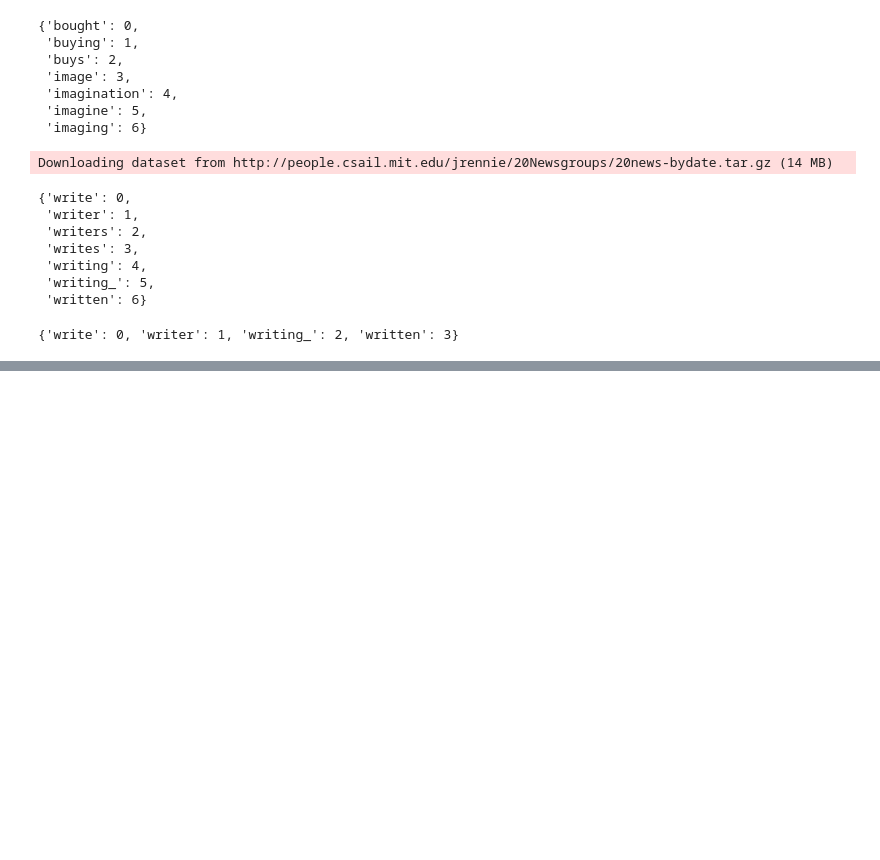
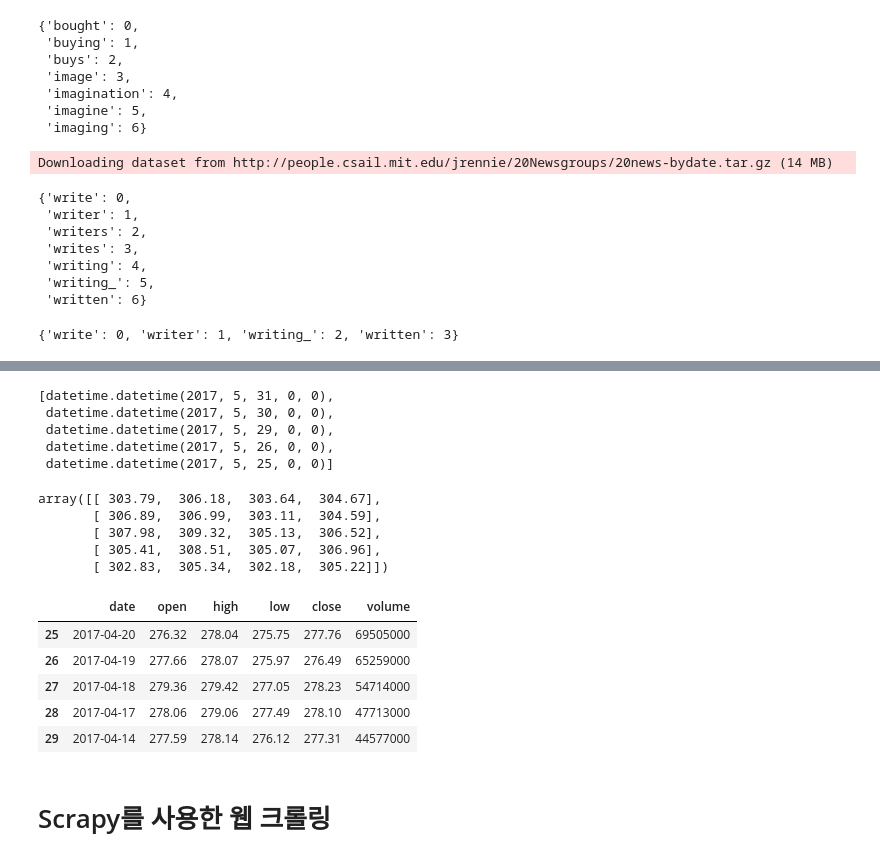
Before and after one commit to cyaai/FC_DSS_5th, a Jupyter notebook: class/Day_11_06.01.2017.ipynb, the cells around one changed output, grey strips where cells are left out. Saved outputs shown, nothing was run; the diff lists cells and outputs as text; code cells hidden in the pictures; blank space fills up the shorter version.

```diff
--- a/class/Day_11_06.01.2017.ipynb
+++ b/class/Day_11_06.01.2017.ipynb
@@ -458,0 +606,43 @@ contries = [
+# %%
+import lxml.html
+import numpy as np
+tree = lxml.html.fromstring(req.text)
+# %%
+import dateutil
+dates = [dateutil.parser.parse(x.text.strip()) for x in tree.xpath('//td[@class="lm"]')]
+prices = np.reshape([float(x.text.strip()) for x in tree.xpath('//td[@class="rgt"]')], (-1, 4))
+volumes = np.array([int(x.text.strip().replace(',','')) for x in tree.xpath('//td[@class="rgt rm"]')])
+# %%
+dates[:5]
+# %% [output]
+[datetime.datetime(2017, 5, 31, 0, 0),
+ datetime.datetime(2017, 5, 30, 0, 0),
+ datetime.datetime(2017, 5, 29, 0, 0),
+ datetime.datetime(2017, 5, 26, 0, 0),
+ datetime.datetime(2017, 5, 25, 0, 0)]
+# %%
+prices[:5]
+# %% [output]
+array([[ 303.79,  306.18,  303.64,  304.67],
+       [ 306.89,  306.99,  303.11,  304.59],
+       [ 307.98,  309.32,  305.13,  306.52],
+       [ 305.41,  308.51,  305.07,  306.96],
+       [ 302.83,  305.34,  302.18,  305.22]])
+# %%
+price_o = prices[:,0]
+price_h = prices[:,1]
+price_l = prices[:,2]
+price_c = prices[:,3]
+
+df = pd.DataFrame({"date": dates, "open": price_o, "high": price_h, "low": price_l, "close": price_c, "volume": volumes},
+                  columns=["date", "open", "high", "low", "close", "volume"])
+df.tail()
+# %% [output]
+|  | date | open | high | low | close | volume |
+| 25 | 2017-04-20 | 276.32 | 278.04 | 275.75 | 277.76 | 69505000 |
+| 26 | 2017-04-19 | 277.66 | 278.07 | 275.97 | 276.49 | 65259000 |
+| 27 | 2017-04-18 | 279.36 | 279.42 | 277.05 | 278.23 | 54714000 |
+| 28 | 2017-04-17 | 278.06 | 279.06 | 277.49 | 278.10 | 47713000 |
+| 29 | 2017-04-14 | 277.59 | 278.14 | 276.12 | 277.31 | 44577000 |
+# %% [markdown]
+# Scrapy를 사용한 웹 크롤링
```
Also changed, not shown: parts of 23 cells of this notebook.
